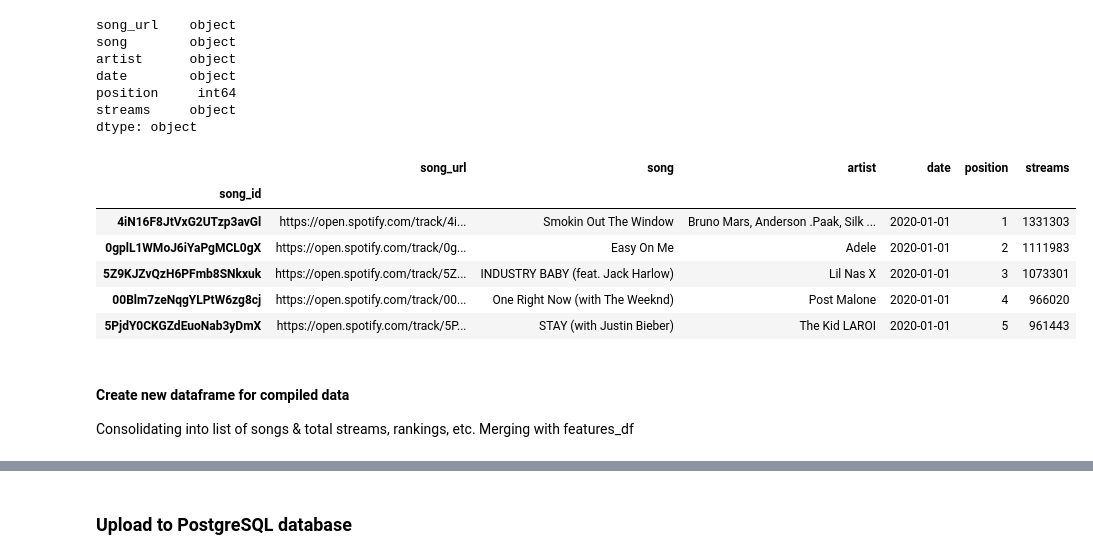
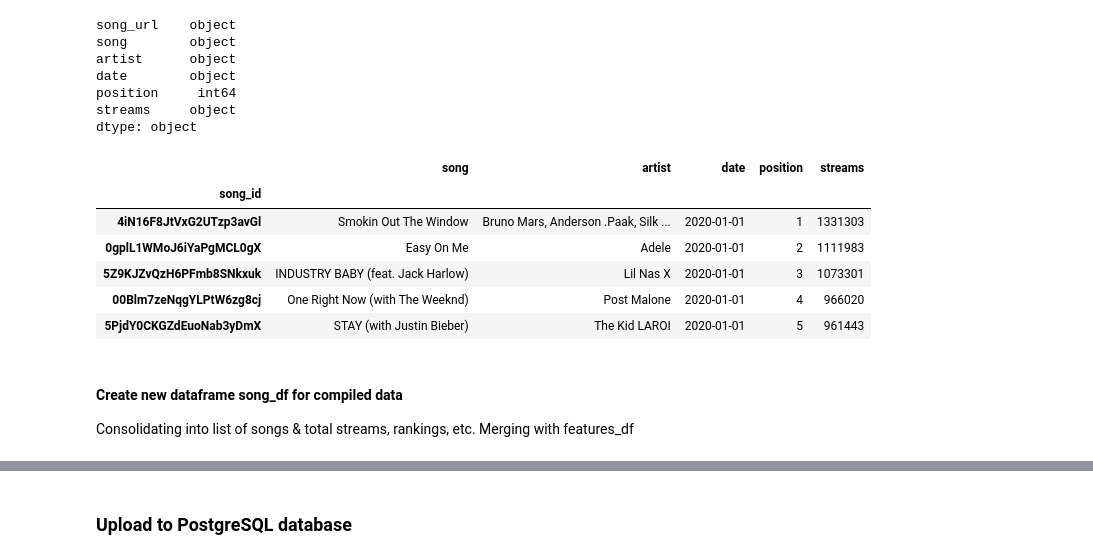
Before and after one commit to aseo67/Top_Songs_Analysis, a Jupyter notebook: TopSongsAnalysis_DataLoading.ipynb, the cells around one changed output, grey strips where cells are left out. Saved outputs shown, nothing was run; the diff lists cells and outputs as text; code cells hidden in the pictures.

Commit message:
Update data loading

```diff
--- a/TopSongsAnalysis_DataLoading.ipynb
+++ b/TopSongsAnalysis_DataLoading.ipynb
@@ -342,17 +342,18 @@ scrape_df['date'] = pd.to_datetime(scrape_df['date'], format="%Y-%m_%d")
 # Update 'streams' column to numerical
 scrape_df['streams'] = scrape_df['streams'].replace({',':''}, regex=True).apply(pd.to_numeric, 1)
 # %%
-# Cleaned scrape_df
+# Remove unnecessary columns
+scrape_df = scrape_df.drop(columns=['song_url'])
 scrape_df.head()
 # %% [output]
-|  | song_url | song | artist | date | position | streams |
-| song_id |  |  |  |  |  |  |
-| 4iN16F8JtVxG2UTzp3avGl | https://open.spotify.com/track/4i... | Smokin Out The Window | Bruno Mars, Anderson .Paak, Silk ... | 2020-01-01 | 1 | 1331303 |
-| 0gplL1WMoJ6iYaPgMCL0gX | https://open.spotify.com/track/0g... | Easy On Me | Adele | 2020-01-01 | 2 | 1111983 |
-| 5Z9KJZvQzH6PFmb8SNkxuk | https://open.spotify.com/track/5Z... | INDUSTRY BABY (feat. Jack Harlow) | Lil Nas X | 2020-01-01 | 3 | 1073301 |
-| 00Blm7zeNqgYLPtW6zg8cj | https://open.spotify.com/track/00... | One Right Now (with The Weeknd) | Post Malone | 2020-01-01 | 4 | 966020 |
-| 5PjdY0CKGZdEuoNab3yDmX | https://open.spotify.com/track/5P... | STAY (with Justin Bieber) | The Kid LAROI | 2020-01-01 | 5 | 961443 |
+|  | song | artist | date | position | streams |
+| song_id |  |  |  |  |  |
+| 4iN16F8JtVxG2UTzp3avGl | Smokin Out The Window | Bruno Mars, Anderson .Paak, Silk ... | 2020-01-01 | 1 | 1331303 |
+| 0gplL1WMoJ6iYaPgMCL0gX | Easy On Me | Adele | 2020-01-01 | 2 | 1111983 |
+| 5Z9KJZvQzH6PFmb8SNkxuk | INDUSTRY BABY (feat. Jack Harlow) | Lil Nas X | 2020-01-01 | 3 | 1073301 |
+| 00Blm7zeNqgYLPtW6zg8cj | One Right Now (with The Weeknd) | Post Malone | 2020-01-01 | 4 | 966020 |
+| 5PjdY0CKGZdEuoNab3yDmX | STAY (with Justin Bieber) | The Kid LAROI | 2020-01-01 | 5 | 961443 |
 # %% [markdown]
-#### Create new dataframe for compiled data
+#### Create new dataframe song_df for compiled data
 Consolidating into list of songs & total streams, rankings, etc.
 Merging with features_df
```
Also changed, not shown: parts of 40 cells of this notebook.
